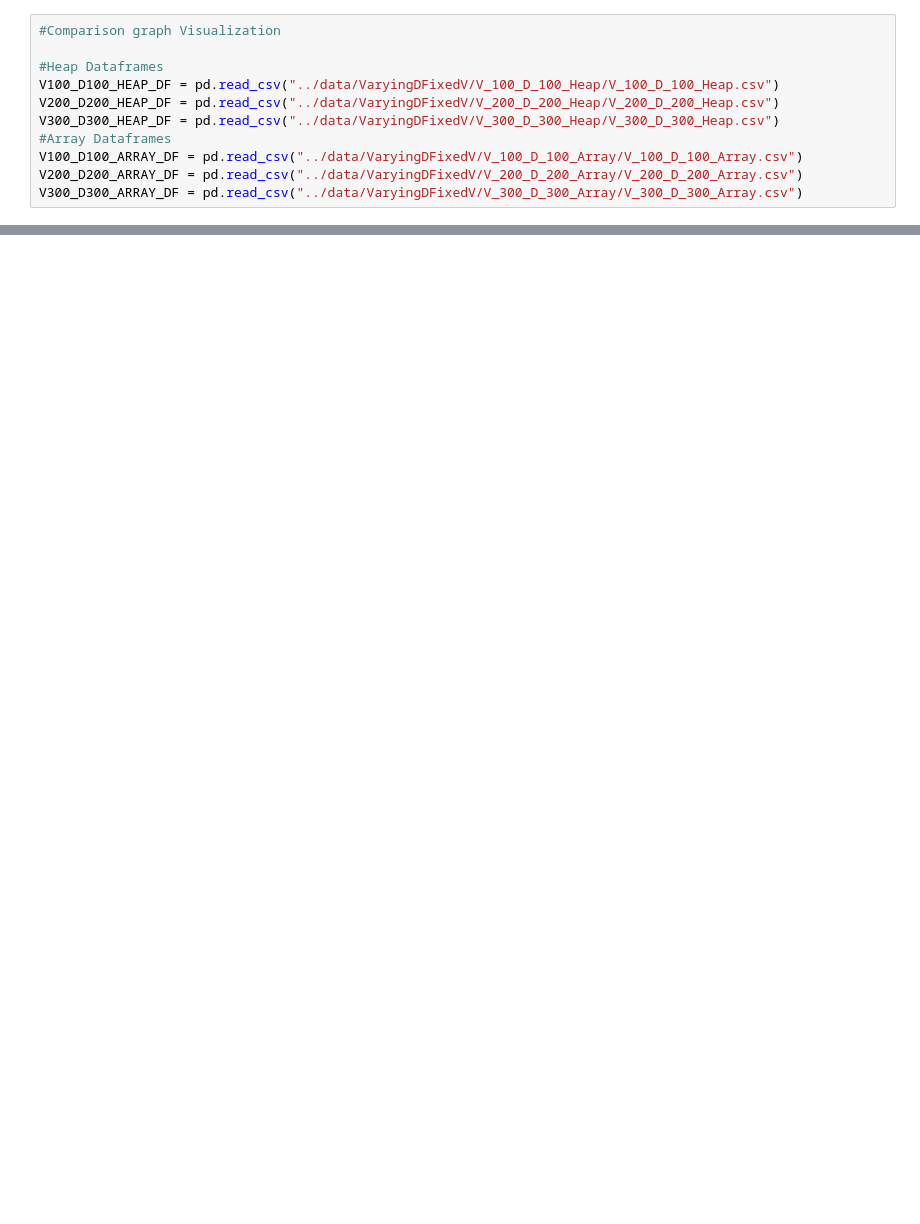
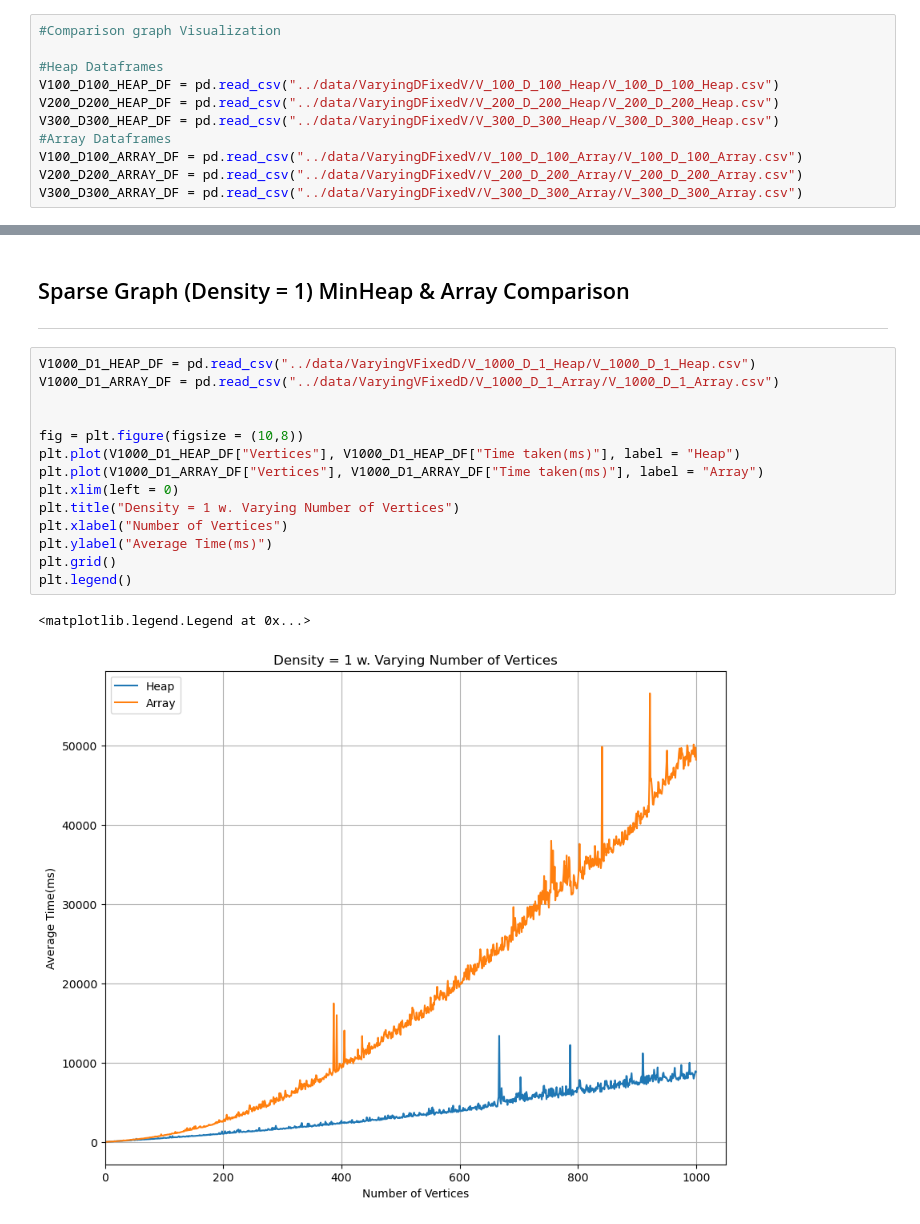
Before and after one commit to isaacchunn/sc2001-projects, a Jupyter notebook: Project2-Dijkstra/Visualization/SC2001_Project2.ipynb, the cells around one changed output, grey strips where cells are left out. Saved outputs shown, nothing was run; the diff lists cells and outputs as text; blank space fills up the shorter version.

```diff
--- a/Project2-Dijkstra/Visualization/SC2001_Project2.ipynb
+++ b/Project2-Dijkstra/Visualization/SC2001_Project2.ipynb
@@ -313,0 +420,20 @@ for i in range (2):
+# %% [markdown]
+## Sparse Graph (Density = 1) MinHeap & Array Comparison
+---
+# %%
+V1000_D1_HEAP_DF = pd.read_csv("../data/VaryingVFixedD/V_1000_D_1_Heap/V_1000_D_1_Heap.csv")
+V1000_D1_ARRAY_DF = pd.read_csv("../data/VaryingVFixedD/V_1000_D_1_Array/V_1000_D_1_Array.csv")
+
+
+fig = plt.figure(figsize = (10,8))
+plt.plot(V1000_D1_HEAP_DF["Vertices"], V1000_D1_HEAP_DF["Time taken(ms)"], label = "Heap")
+plt.plot(V1000_D1_ARRAY_DF["Vertices"], V1000_D1_ARRAY_DF["Time taken(ms)"], label = "Array")
+plt.xlim(left = 0)
+plt.title("Density = 1 w. Varying Number of Vertices")
+plt.xlabel("Number of Vertices")
+plt.ylabel("Average Time(ms)")
+plt.grid()
+plt.legend()
+# %% [output]
+<matplotlib.legend.Legend at 0x...>
+[figure, added]
```
Also changed, not shown: parts of 17 cells of this notebook.
